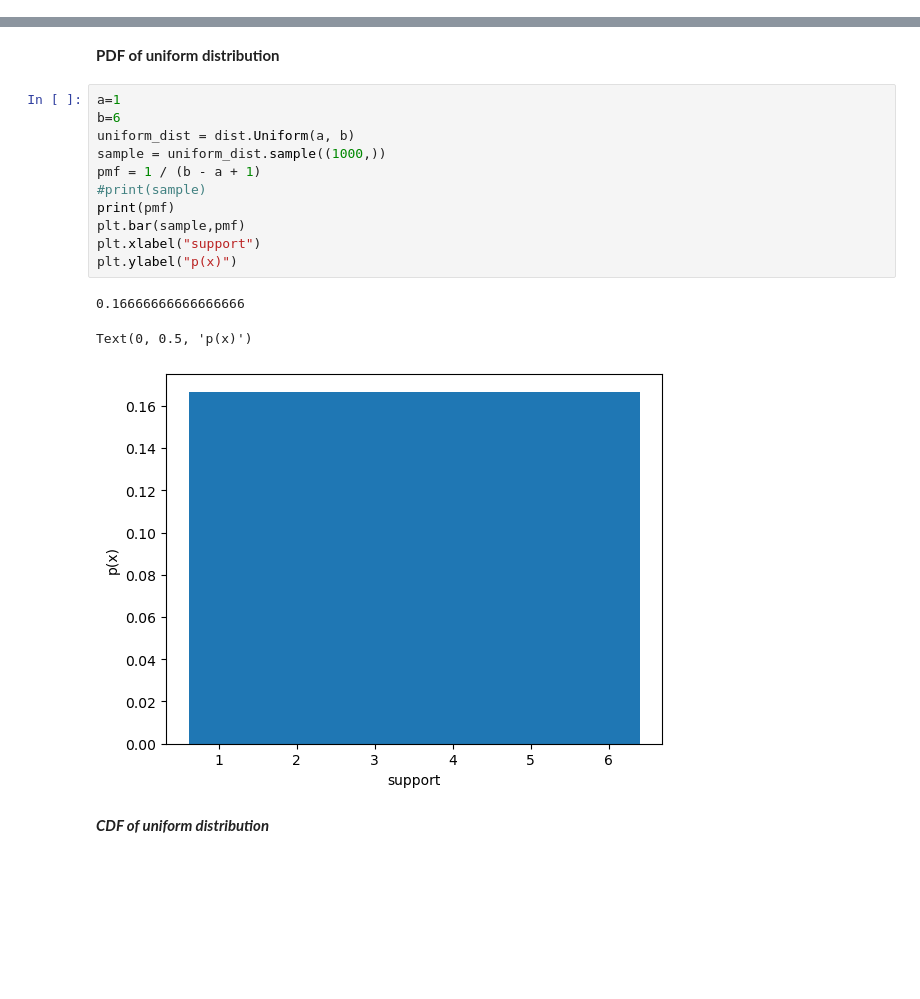
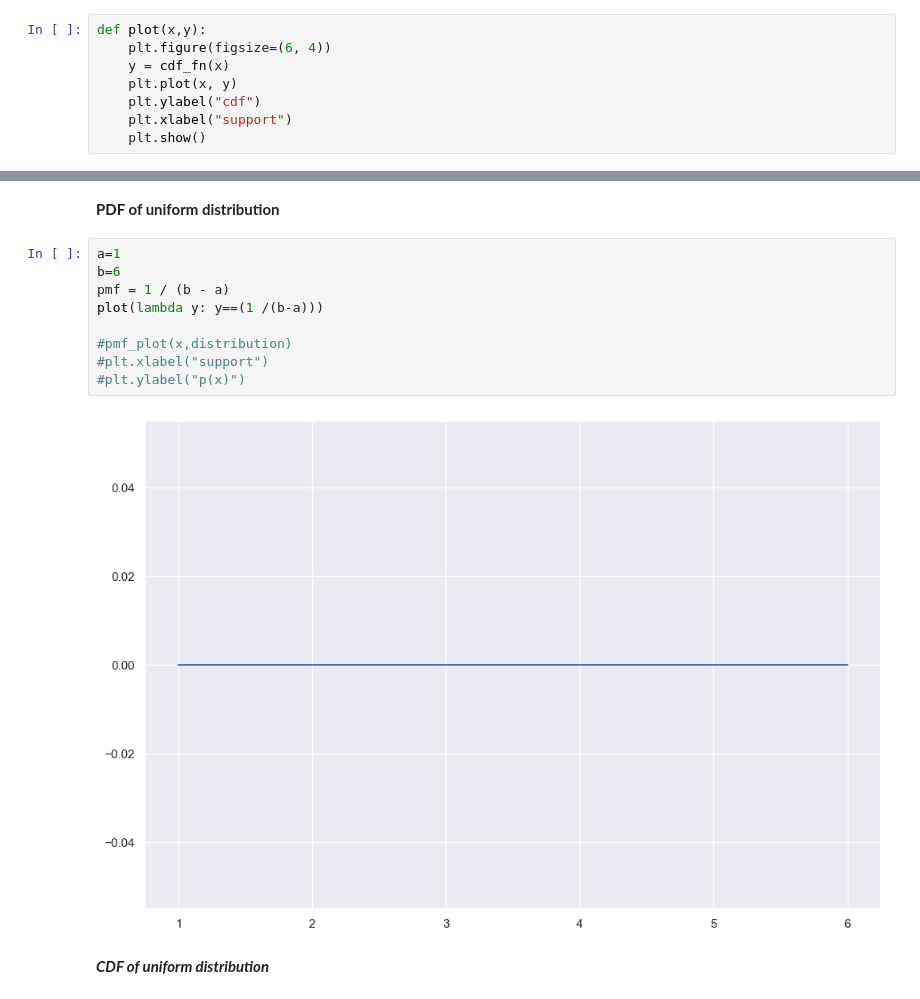
Before and after one commit to rishabh-mondal/blog, a Jupyter notebook: Sampling_distributions.ipynb, the cells around one changed output, grey strips where cells are left out. Saved outputs shown, nothing was run; the diff lists cells and outputs as text; blank space fills up the shorter version.

```diff
--- a/Sampling_distributions.ipynb
+++ b/Sampling_distributions.ipynb
@@ -69,0 +74,8 @@ $$
+# %%
+def plot(x,y):
+    plt.figure(figsize=(6, 4))
+    y = cdf_fn(x)
+    plt.plot(x, y)
+    plt.ylabel("cdf")
+    plt.xlabel("support")
+    plt.show()
@@ -72,18 +96,14 @@ $$
 # %%
 a=1
 b=6
-uniform_dist = dist.Uniform(a, b)
-sample = uniform_dist.sample((1000,))
-pmf = 1 / (b - a + 1)
-#print(sample)
-print(pmf)
-plt.bar(sample,pmf)
-plt.xlabel("support")
-plt.ylabel("p(x)")
+pmf = 1 / (b - a)
+plot(lambda y: y==(1 /(b-a)))
+
+#pmf_plot(x,distribution)
+#plt.xlabel("support")
+#plt.ylabel("p(x)")
 # %% [output]
-0.16666666666666666
-Text(0, 0.5, 'p(x)')
-[figure, old version]
+[figure, new version]
 # %% [markdown]
 ***CDF of uniform distribution***
 # %%
```
Also changed, not shown: parts of 30 cells of this notebook.
